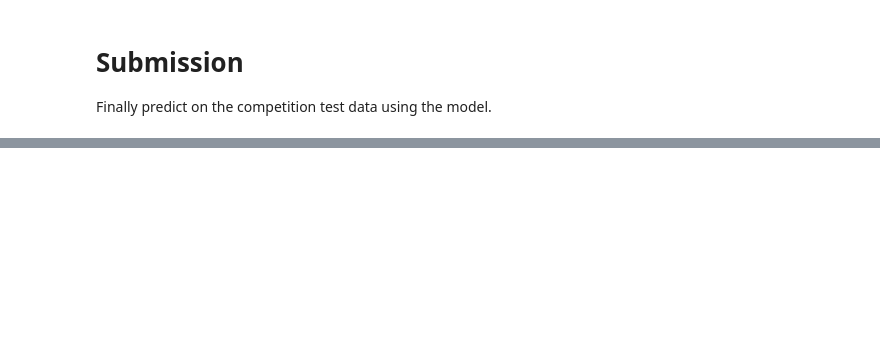
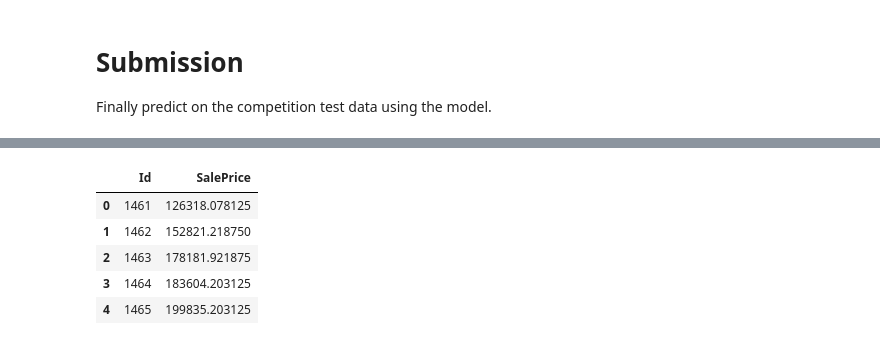
Before and after one commit to AlexeyKamaev/Kaggle-competition-1, a Jupyter notebook: house-prices-prediction-using-tfdf.ipynb, the cells around one changed output, grey strips where cells are left out. Cells and saved outputs as stored; diff of their text form; code cells hidden in the pictures; blank space fills up the shorter version.

```diff
--- a/house-prices-prediction-using-tfdf.ipynb
+++ b/house-prices-prediction-using-tfdf.ipynb
@@ -259,5 +378,6 @@ output.head()
 # %%
-sample_submission_df = pd.read_csv('../input/house-prices-advanced-regression-techniques/sample_submission.csv')
+sample_submission_df = pd.read_csv('data/sample_submission.csv')
 sample_submission_df['SalePrice'] = rf.predict(test_ds)
-sample_submission_df.to_csv('/kaggle/working/submission.csv', index=False)
+sample_submission_df.to_csv('submission_tf.csv', index=False)
 sample_submission_df.head()
+# %% [output]
@@ -263,0 +385,6 @@ sample_submission_df.head()
+|  | Id | SalePrice |
+| 0 | 1461 | 126318.078125 |
+| 1 | 1462 | 152821.218750 |
+| 2 | 1463 | 178181.921875 |
+| 3 | 1464 | 183604.203125 |
+| 4 | 1465 | 199835.203125 |
```
Also changed, not shown: parts of 23 cells of this notebook, 7 other files.
